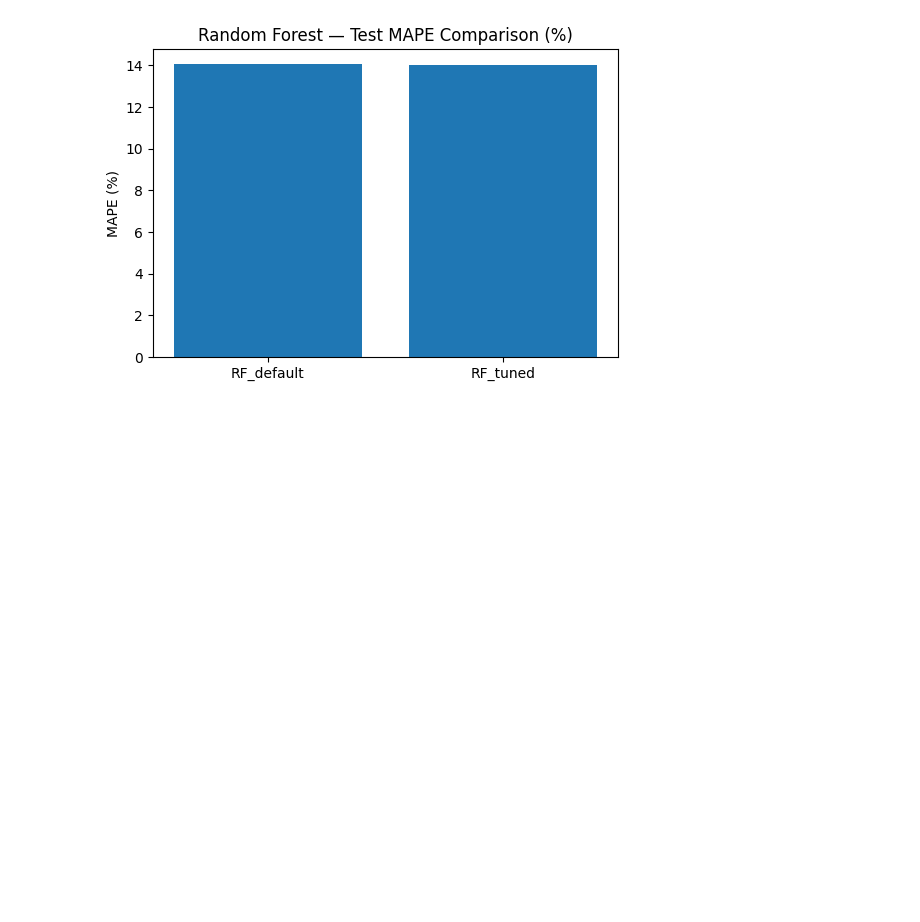
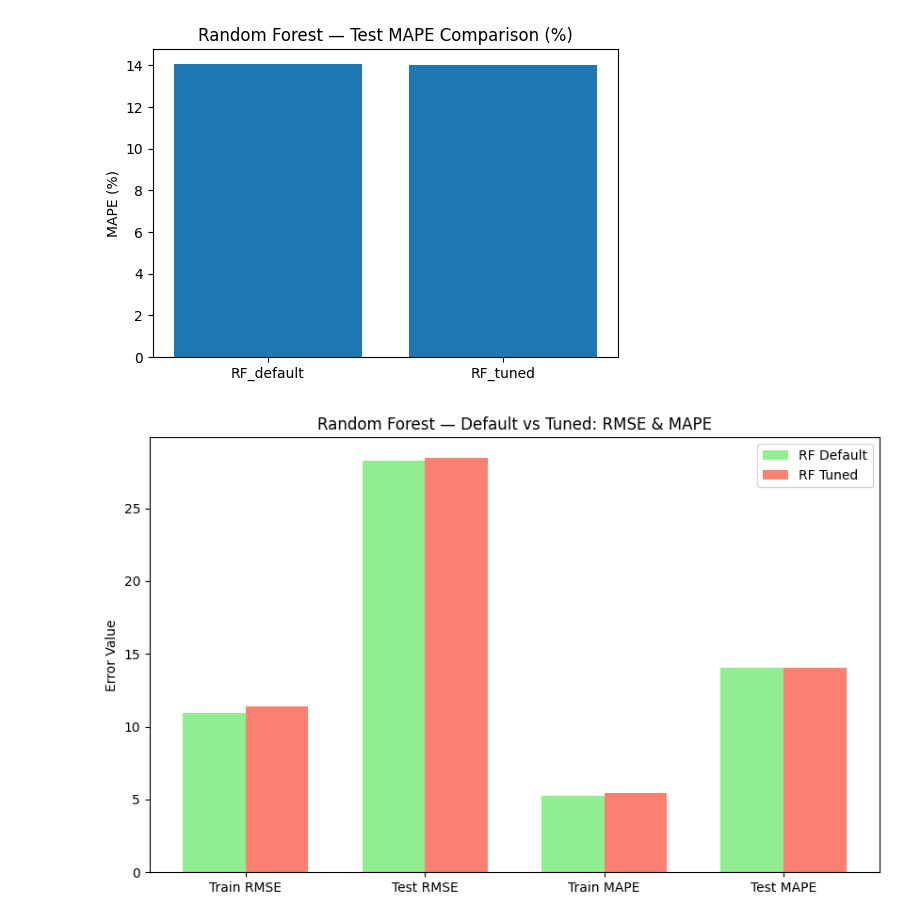
Before and after one commit to roanelwood/CT4101_Assignment2, a Jupyter notebook: RFR.ipynb, the cells around one changed output. Saved outputs shown, nothing was run; the diff lists cells and outputs as text; code cells hidden in the pictures; blank space fills up the shorter version.

Commit message:
add more graphs for comparisons

```diff
--- a/RFR.ipynb
+++ b/RFR.ipynb
@@ -226,3 +226,35 @@ plt.show()
 # %% [output]
 [figure]
 [figure]
+# %%
+labels = ['Train RMSE', 'Test RMSE', 'Train MAPE', 'Test MAPE']
+
+#. default and tuned values
+rfr_default_vals = [
+    df_rf_default['train_rmse'].mean(),
+    df_rf_default['test_rmse'].mean(),
+    df_rf_default['train_mape'].mean(),
+    df_rf_default['test_mape'].mean()
+]
+rfr_tuned_vals = [
+    df_rf_tuned['train_rmse'].mean(),
+    df_rf_tuned['test_rmse'].mean(),
+    df_rf_tuned['train_mape'].mean(),
+    df_rf_tuned['test_mape'].mean()
+]
+
+# x positions for bars
+x = np.arange(len(labels))
+width = 0.35
+
+
+plt.figure(figsize=(10,6))
+plt.bar(x - width/2, rfr_default_vals, width, label='RF Default', color='lightgreen')
+plt.bar(x + width/2, rfr_tuned_vals, width, label='RF Tuned', color='salmon')
+plt.xticks(x, labels)
+plt.ylabel("Error Value")
+plt.title("Random Forest — Default vs Tuned: RMSE & MAPE")
+plt.legend()
+plt.show()
+# %% [output]
+[figure, added]
```
Also changed, not shown: 1 other file.
